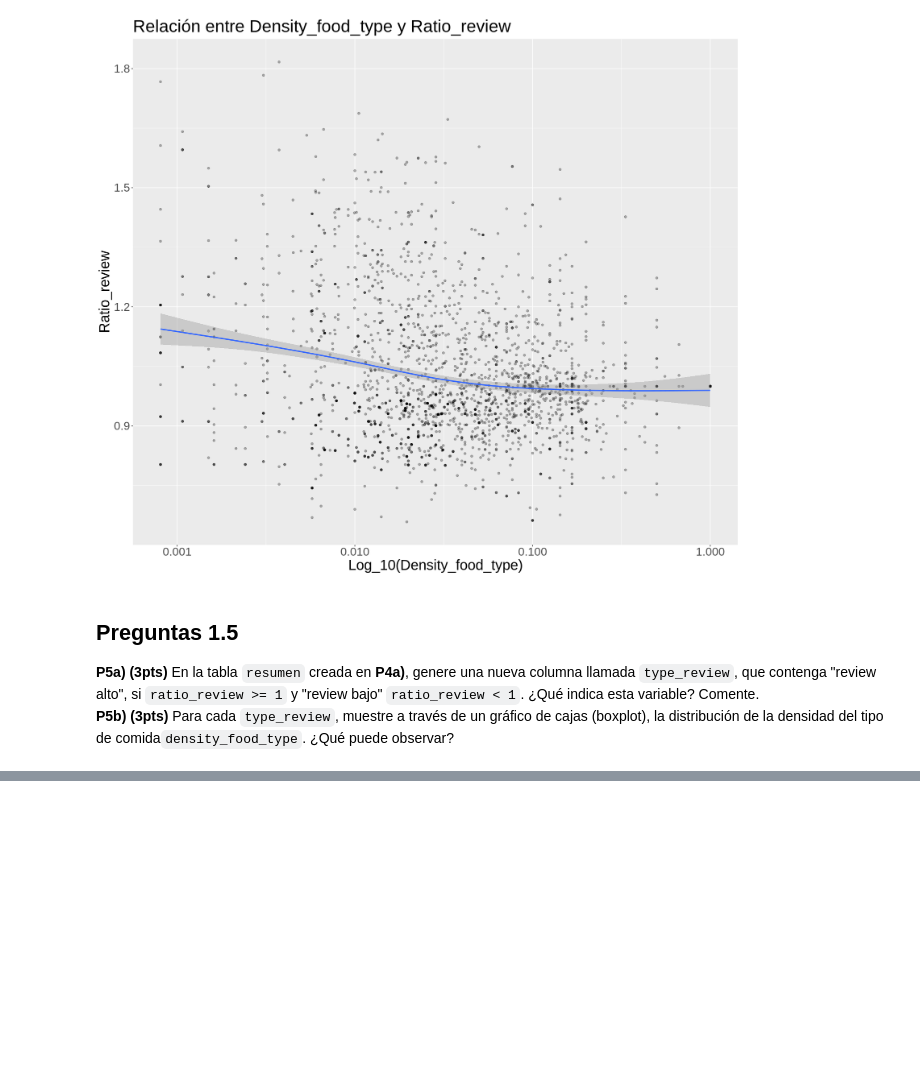
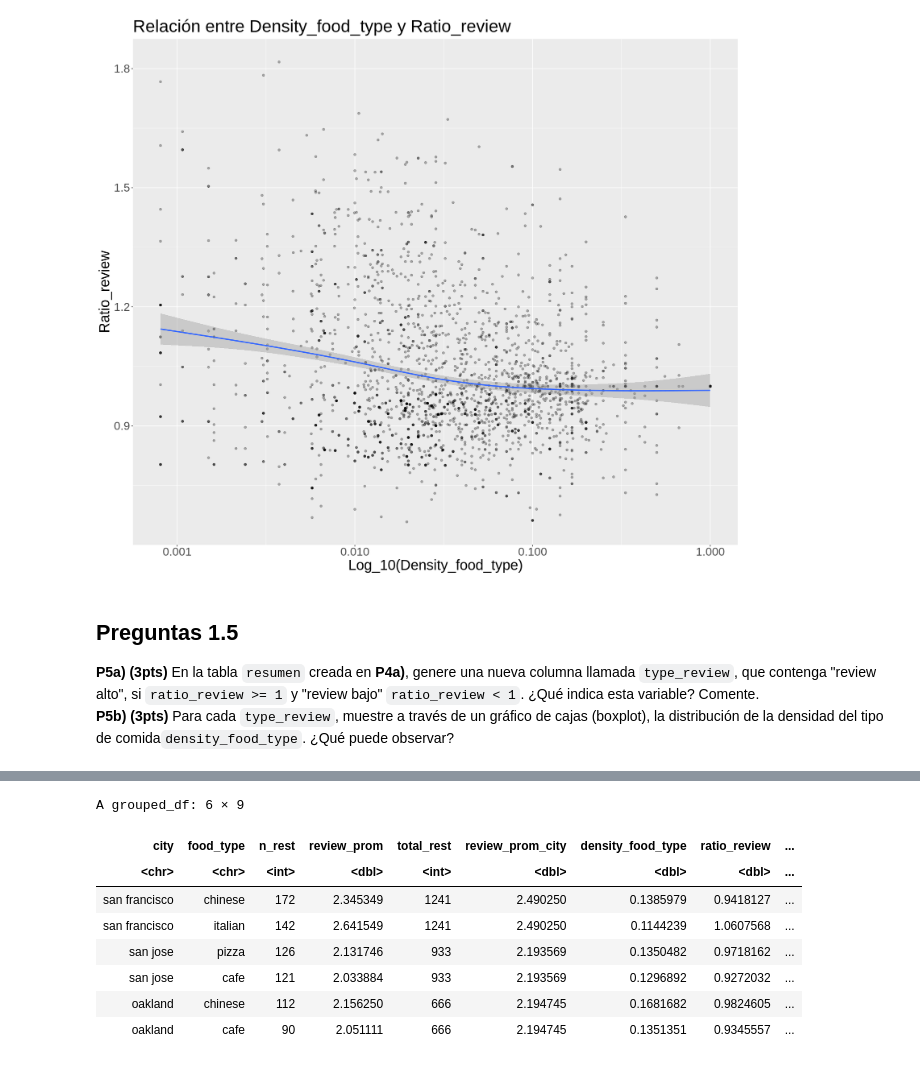
Before and after one commit to HaroldConley/diplomado_BD, a Jupyter notebook: Evaluaciones/C2/Control2.ipynb, the cells around one changed output, grey strips where cells are left out. Drawn from its saved outputs; the diff is of its cells as text; code cells hidden in the pictures; blank space fills up the shorter version.

```diff
--- a/Evaluaciones/C2/Control2.ipynb
+++ b/Evaluaciones/C2/Control2.ipynb
@@ -463,11 +463,11 @@ A grouped_df: 2256 × 6
 #     density_food_type: Representa el cuociente entre el total de restaurants por tipo de comida y ciudad, respecto del total de restaurantes de la ciudad. (n_rest/total_rest)
 #     ratio_review: Representa el cociente entre a valoración del restaurant por tipo de comida y ciudad, respecto de la valoración promedio de los resturants de la misma ciudad. (review_prom/review_prom_city)
 
-resumen_graf <- resumen %>%
+resumen <- resumen %>%
                   mutate(density_food_type = n_rest/total_rest,
                   ratio_review = review_prom/review_prom_city)
 
-resumen_graf %>%
+resumen %>%
   head(6)
 # %% [output]
 A grouped_df: 6 × 8
@@ -515,0 +521,19 @@ options(repr.plot.width=9, repr.plot.height = 7)
+# %%
+# Pregunta 5.a.-
+resumen <-  resumen %>%
+              mutate(type_review = ifelse(ratio_review >= 1, "review alto", "review bajo"))
+
+resumen %>%
+  head(6)
+
+# Respuesta: "Review alto" indica que ese tipo de comida en esa ciudad tiene un review_promedio mayor o igual que el review_promedio de la ciudad. Un "Review bajo", uno menor.
+# %% [output]
+A grouped_df: 6 × 9
+| city | food_type | n_rest | review_prom | total_rest | review_prom_city | density_food_type | ratio_review | ... |
+| <chr> | <chr> | <int> | <dbl> | <int> | <dbl> | <dbl> | <dbl> | ... |
+| san francisco | chinese | 172 | 2.345349 | 1241 | 2.490250 | 0.1385979 | 0.9418127 | ... |
+| san francisco | italian | 142 | 2.641549 | 1241 | 2.490250 | 0.1144239 | 1.0607568 | ... |
+| san jose | pizza | 126 | 2.131746 | 933 | 2.193569 | 0.1350482 | 0.9718162 | ... |
+| san jose | cafe | 121 | 2.033884 | 933 | 2.193569 | 0.1296892 | 0.9272032 | ... |
+| oakland | chinese | 112 | 2.156250 | 666 | 2.194745 | 0.1681682 | 0.9824605 | ... |
+| oakland | cafe | 90 | 2.051111 | 666 | 2.194745 | 0.1351351 | 0.9345557 | ... |
```
Also changed, not shown: parts of 5 cells of this notebook.
